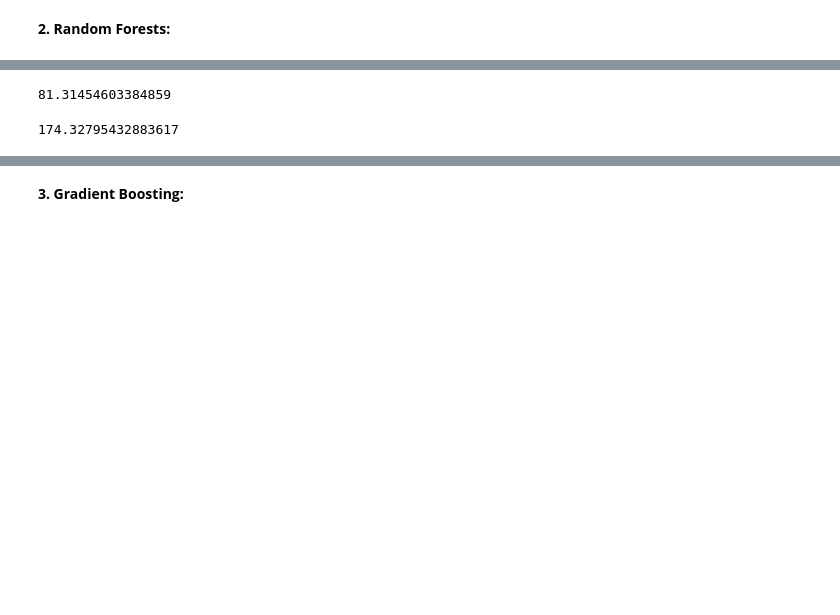
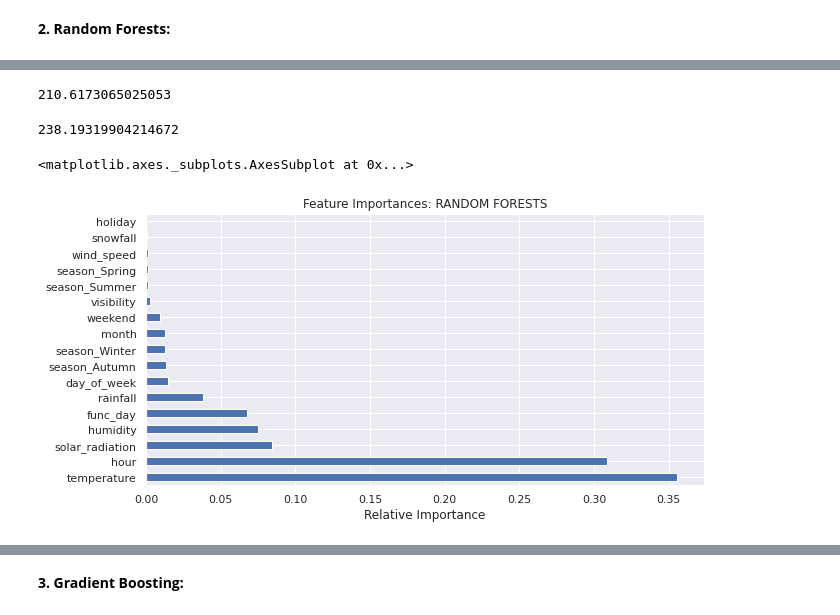
Before and after one commit to shaloy-lewis/bike_sharing_demand_prediction, a Jupyter notebook: Bike_Sharing_Demand_Prediction_Shaloy_lewis.ipynb, the cells around one changed output, grey strips where cells are left out. Cells and saved outputs as stored; diff of their text form; code cells hidden in the pictures; blank space fills up the shorter version.

```diff
--- a/Bike_Sharing_Demand_Prediction_Shaloy_lewis.ipynb
+++ b/Bike_Sharing_Demand_Prediction_Shaloy_lewis.ipynb
@@ -588,3 +592,7 @@ rf_params = {'n_estimators':np.arange(25,150,25),
+# %%
+rf_model = RandomForestRegressor(random_state=0)
+rf_params = {'n_estimators':[500],                    # limited due to computational power availability
+             'min_samples_leaf':np.arange(25,31)}     # Approximate range after fitting a decision tree model
 # %%
 rf_gridsearch = GridSearchCV(rf_model,rf_params,cv=6,scoring='neg_root_mean_squared_error')
 rf_gridsearch.fit(X_train,y_train)
@@ -596,6 +604,5 @@ rf_best_params
 # %%
 rf_model = RandomForestRegressor(n_estimators=rf_best_params['n_estimators'],
-                                 max_depth=rf_best_params['max_depth'],
                                  min_samples_leaf=rf_best_params['min_samples_leaf'],
                                  random_state=0)
 # %%
@@ -615,13 +621,26 @@ rf_model.score(X_test,y_test)
 rf_y_train_pred = rf_model.predict(X_train)
 # %%
 # training set error
-rmse(y_train,rf_y_train_pred)
+rf_train_rmse = rmse(y_train,rf_y_train_pred)
+rf_train_rmse
 # %% [output]
-81.31454603384859
+210.6173065025053
 # %%
 rf_y_test_pred = rf_model.predict(X_test)
 # %%
 # test error
-rmse(y_test,rf_y_test_pred)
+rf_test_rmse = rmse(y_test,rf_y_test_pred)
+rf_test_rmse
 # %% [output]
-174.32795432883617
+238.19319904214672
+# %%
+# Feature importances
+
+feat_importances = pd.Series(rf_model.feature_importances_, index=X.columns)
+plt.figure(figsize=(10,5))
+plt.title('Feature Importances: RANDOM FORESTS')
+plt.xlabel('Relative Importance')
+feat_importances.nlargest(20).plot(kind='barh')
+# %% [output]
+<matplotlib.axes._subplots.AxesSubplot at 0x...>
+[figure, added]
```
Also changed, not shown: parts of 49 cells of this notebook.
